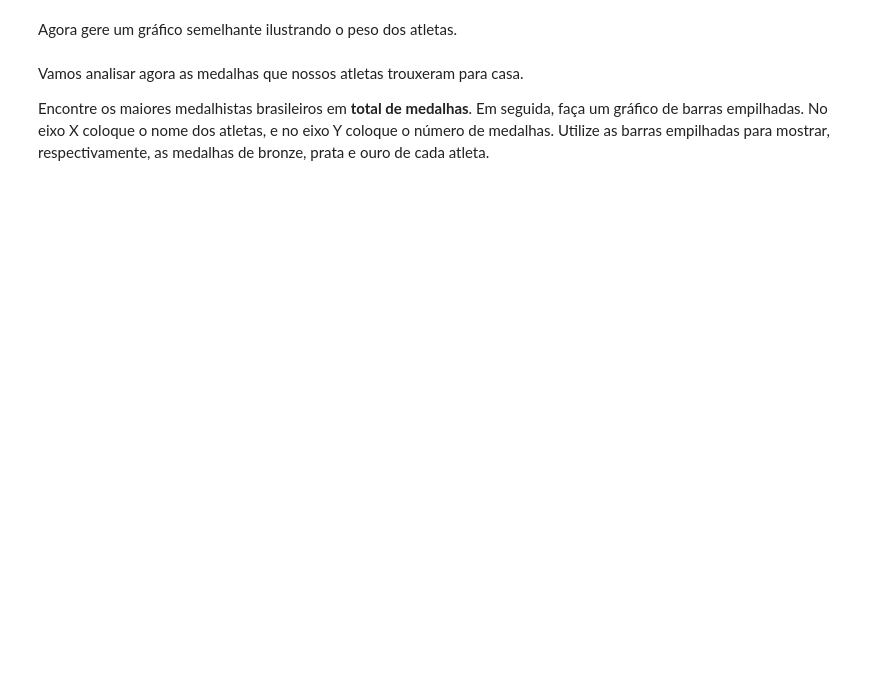
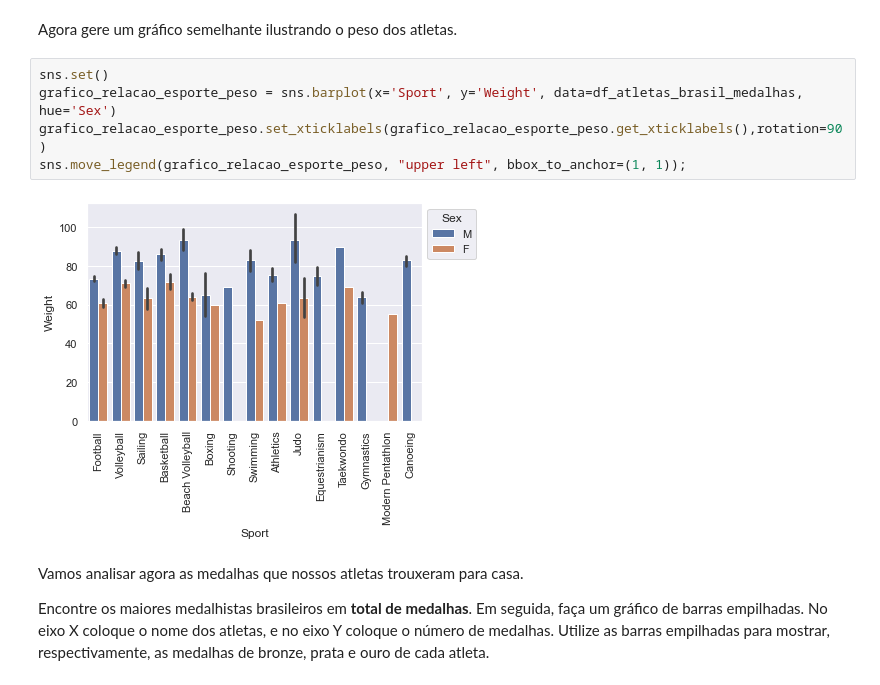
Before and after one commit to pedrobsantana/Projeto-II-Olimpiadas, a Jupyter notebook: Projeto - Dataviz.ipynb, the cells around one changed output. Saved outputs shown, nothing was run; the diff lists cells and outputs as text; blank space fills up the shorter version.

```diff
--- a/Projeto - Dataviz.ipynb
+++ b/Projeto - Dataviz.ipynb
@@ -26,5 +62,12 @@ Gere um gráfico de barras contendo os diferentes esportes no eixo X e a altura
 # %% [markdown]
 Agora gere um gráfico semelhante ilustrando o peso dos atletas.
+# %%
+sns.set()
+grafico_relacao_esporte_peso = sns.barplot(x='Sport', y='Weight', data=df_atletas_brasil_medalhas, hue='Sex')
+grafico_relacao_esporte_peso.set_xticklabels(grafico_relacao_esporte_peso.get_xticklabels(),rotation=90)
+sns.move_legend(grafico_relacao_esporte_peso, "upper left", bbox_to_anchor=(1, 1));
+# %% [output]
+[figure, added]
 # %% [markdown]
 Vamos analisar agora as medalhas que nossos atletas trouxeram para casa.
 
```
Also changed, not shown: parts of 11 cells of this notebook.
